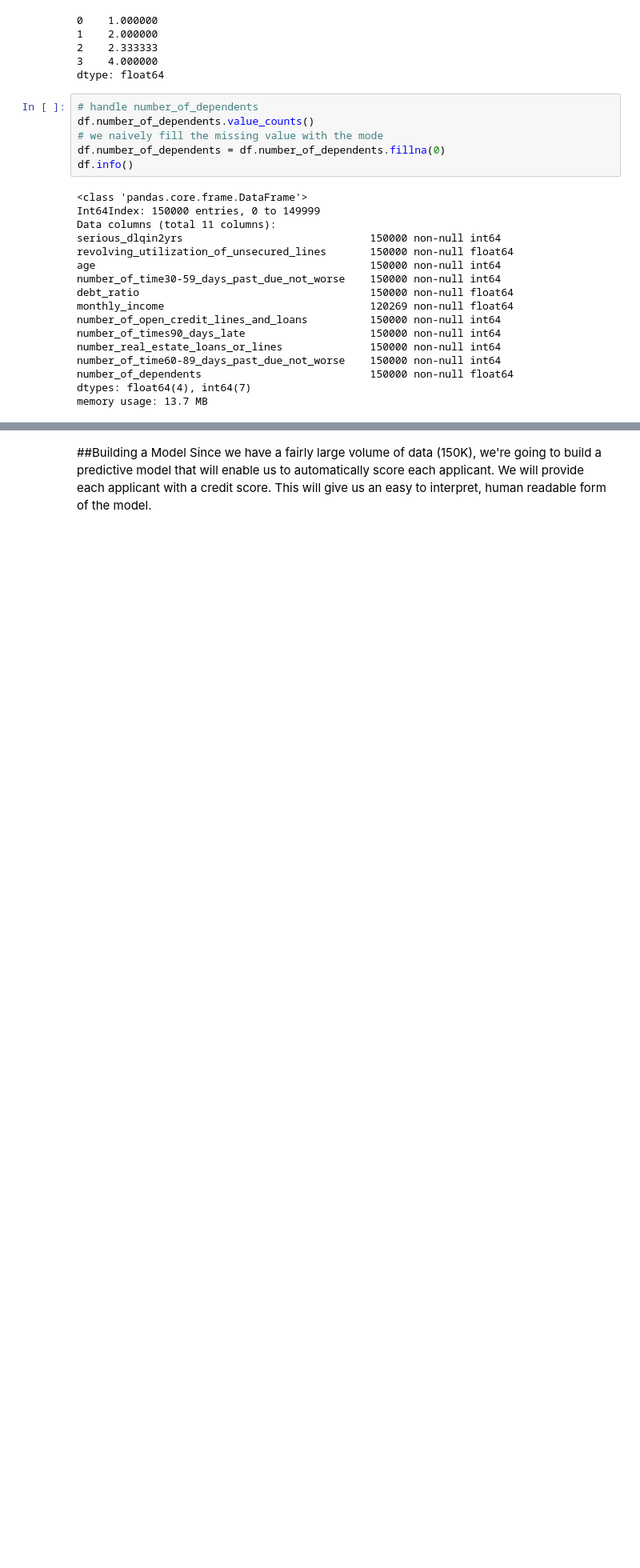
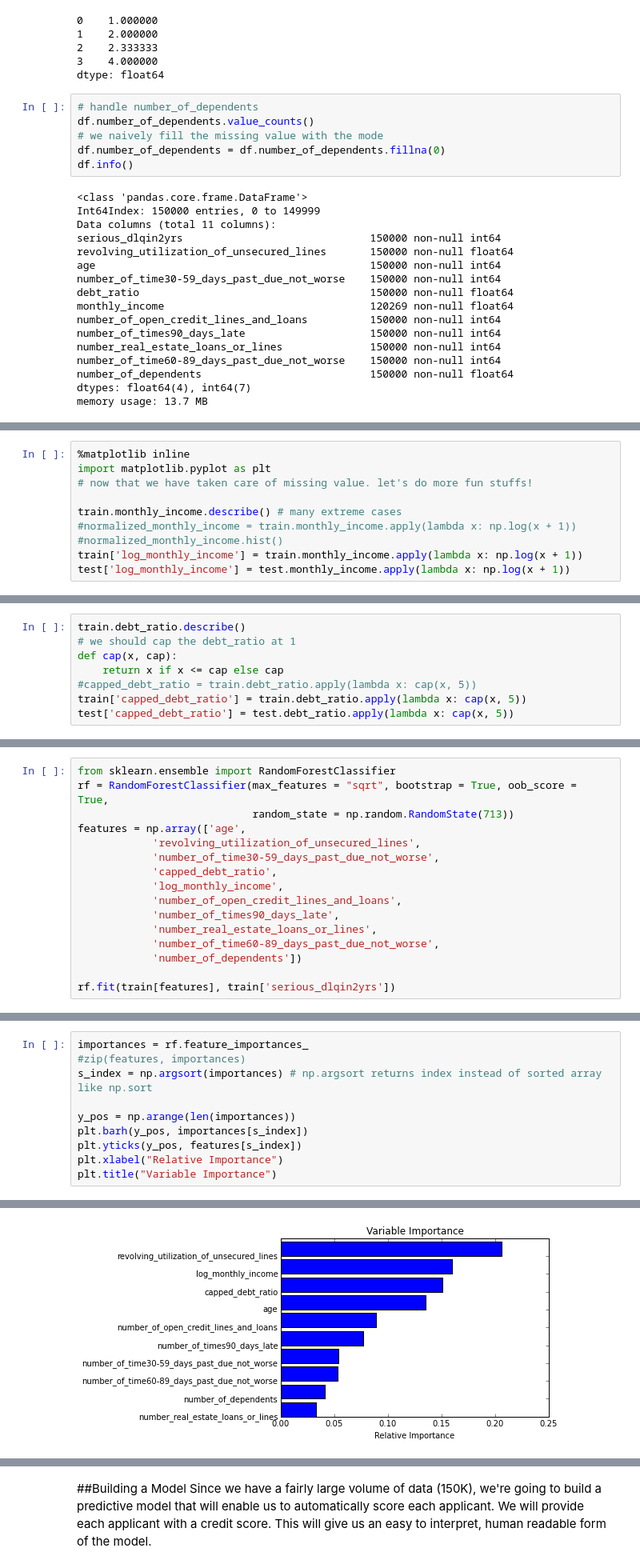
Before and after one commit to xu-hong/DataGotham2013, a Jupyter notebook: notebooks/2 - Case Study.ipynb, the cells around one changed output, grey strips where cells are left out. Shown at 80% size. Drawn from its saved outputs; the diff is of its cells as text; blank space fills up the shorter version.

```diff
--- a/notebooks/2 - Case Study.ipynb
+++ b/notebooks/2 - Case Study.ipynb
@@ -374,0 +347,10 @@ Name: monthly_income, Length: 29731, dtype: float64
+# %%
+%matplotlib inline
+import matplotlib.pyplot as plt
+# now that we have taken care of missing value. let's do more fun stuffs!
+
+train.monthly_income.describe() # many extreme cases
+#normalized_monthly_income = train.monthly_income.apply(lambda x: np.log(x + 1))
+#normalized_monthly_income.hist()
+train['log_monthly_income'] = train.monthly_income.apply(lambda x: np.log(x + 1))
+test['log_monthly_income'] = test.monthly_income.apply(lambda x: np.log(x + 1))
@@ -374,0 +366,8 @@ Name: monthly_income, Length: 29731, dtype: float64
+# %%
+train.debt_ratio.describe()
+# we should cap the debt_ratio at 1
+def cap(x, cap):
+    return x if x <= cap else cap
+#capped_debt_ratio = train.debt_ratio.apply(lambda x: cap(x, 5))
+train['capped_debt_ratio'] = train.debt_ratio.apply(lambda x: cap(x, 5))
+test['capped_debt_ratio'] = test.debt_ratio.apply(lambda x: cap(x, 5))
@@ -374,0 +474,16 @@ Name: monthly_income, Length: 29731, dtype: float64
+# %%
+from sklearn.ensemble import RandomForestClassifier
+rf = RandomForestClassifier(max_features = "sqrt", bootstrap = True, oob_score = True,
+                            random_state = np.random.RandomState(713))
+features = np.array(['age',
+            'revolving_utilization_of_unsecured_lines',
+            'number_of_time30-59_days_past_due_not_worse',
+            'capped_debt_ratio',
+            'log_monthly_income',
+            'number_of_open_credit_lines_and_loans',
+            'number_of_times90_days_late',
+            'number_real_estate_loans_or_lines',
+            'number_of_time60-89_days_past_due_not_worse',
+            'number_of_dependents'])
+
+rf.fit(train[features], train['serious_dlqin2yrs'])
@@ -374,0 +497,11 @@ Name: monthly_income, Length: 29731, dtype: float64
+# %%
+importances = rf.feature_importances_
+#zip(features, importances)
+s_index = np.argsort(importances) # np.argsort returns index instead of sorted array like np.sort
+
+y_pos = np.arange(len(importances))
+plt.barh(y_pos, importances[s_index])
+plt.yticks(y_pos, features[s_index])
+plt.xlabel("Relative Importance")
+plt.title("Variable Importance")
+# %% [output]
@@ -374,0 +509 @@ Name: monthly_income, Length: 29731, dtype: float64
+[figure, added]
```
Also changed, not shown: parts of 25 cells of this notebook, 2 other files.
